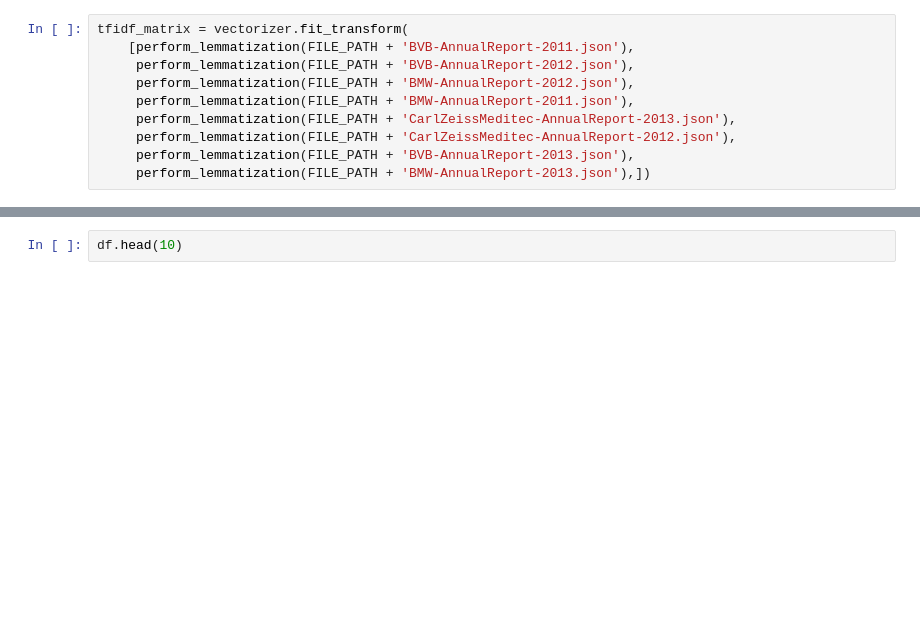
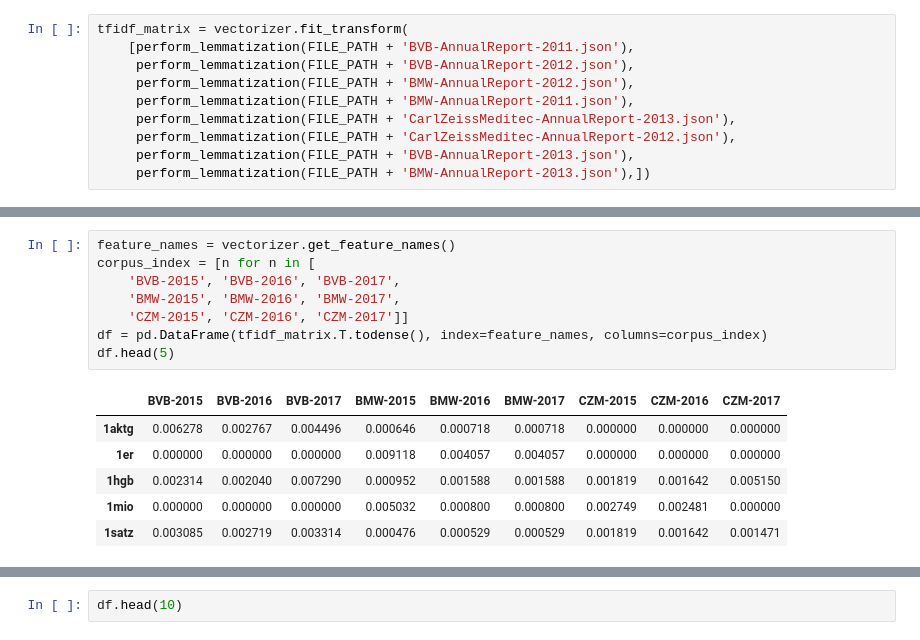
Before and after one commit to michaelborisov/text-analysis-lab, a Jupyter notebook: ML lab.ipynb, the cells around one changed output, grey strips where cells are left out. Saved outputs shown, nothing was run; the diff lists cells and outputs as text; blank space fills up the shorter version.

```diff
--- a/ML lab.ipynb
+++ b/ML lab.ipynb
@@ -133,0 +178,15 @@ tfidf_matrix = vectorizer.fit_transform(
+# %%
+feature_names = vectorizer.get_feature_names()
+corpus_index = [n for n in [
+    'BVB-2015', 'BVB-2016', 'BVB-2017',
+    'BMW-2015', 'BMW-2016', 'BMW-2017',
+    'CZM-2015', 'CZM-2016', 'CZM-2017']]
+df = pd.DataFrame(tfidf_matrix.T.todense(), index=feature_names, columns=corpus_index)
+df.head(5)
+# %% [output]
+|  | BVB-2015 | BVB-2016 | BVB-2017 | BMW-2015 | BMW-2016 | BMW-2017 | CZM-2015 | CZM-2016 | CZM-2017 |
+| 1aktg | 0.006278 | 0.002767 | 0.004496 | 0.000646 | 0.000718 | 0.000718 | 0.000000 | 0.000000 | 0.000000 |
+| 1er | 0.000000 | 0.000000 | 0.000000 | 0.009118 | 0.004057 | 0.004057 | 0.000000 | 0.000000 | 0.000000 |
+| 1hgb | 0.002314 | 0.002040 | 0.007290 | 0.000952 | 0.001588 | 0.001588 | 0.001819 | 0.001642 | 0.005150 |
+| 1mio | 0.000000 | 0.000000 | 0.000000 | 0.005032 | 0.000800 | 0.000800 | 0.002749 | 0.002481 | 0.000000 |
+| 1satz | 0.003085 | 0.002719 | 0.003314 | 0.000476 | 0.000529 | 0.000529 | 0.001819 | 0.001642 | 0.001471 |
```
Also changed, not shown: parts of 17 cells of this notebook.
